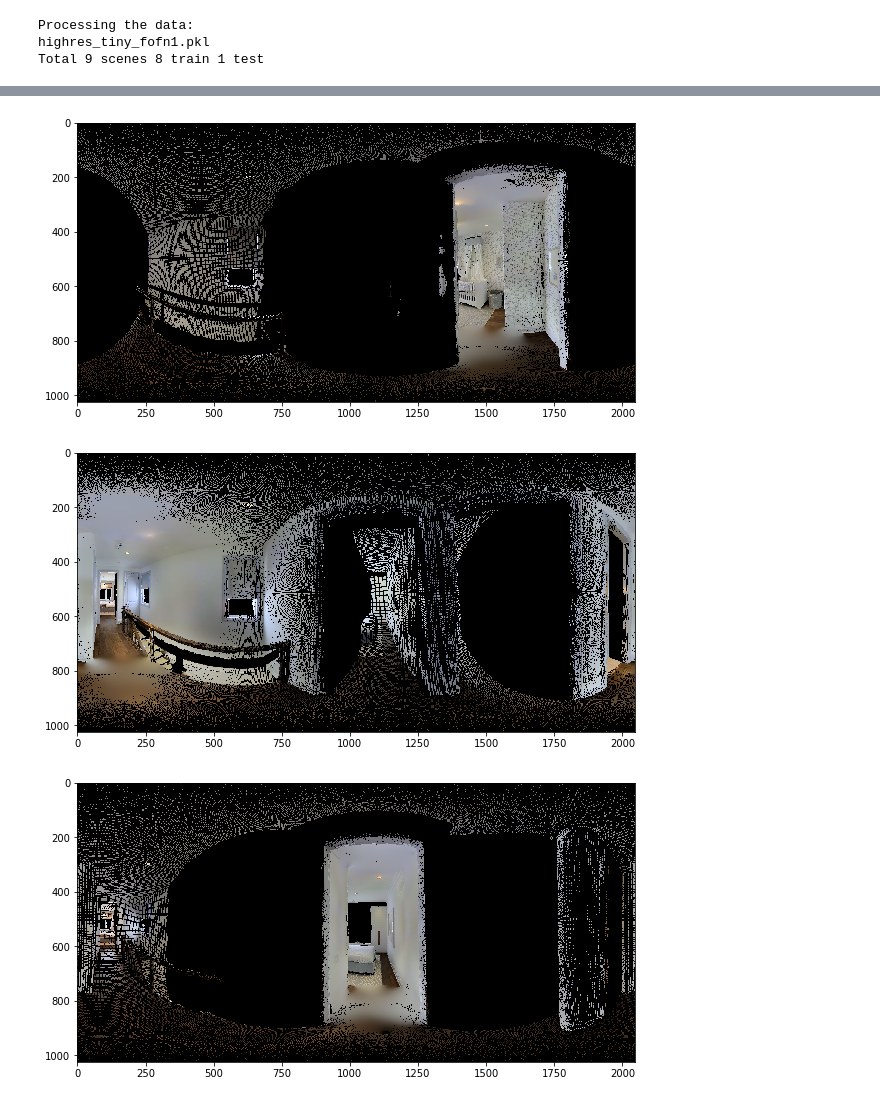
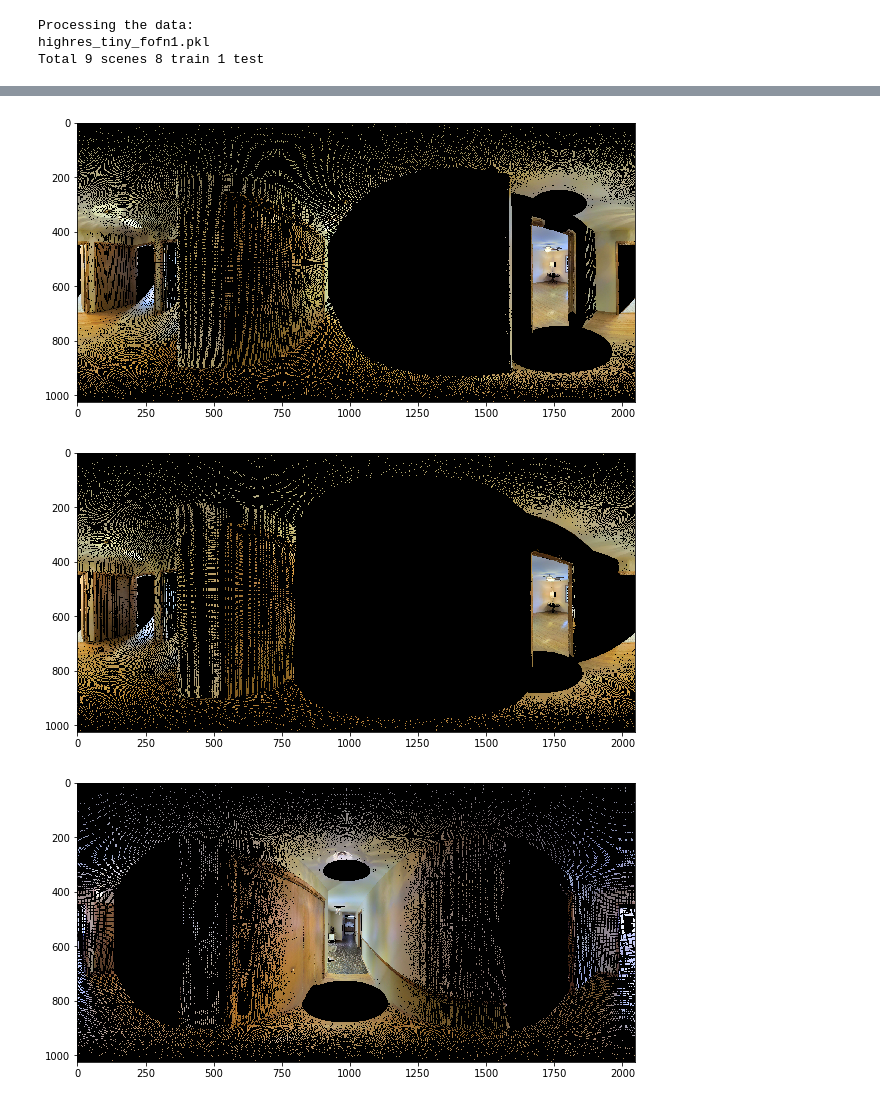
Before and after one commit to StanfordVL/GibsonEnv, a Jupyter notebook: dev/generate_data_select.ipynb, the cells around one changed output, grey strips where cells are left out. Cells and saved outputs as stored; diff of their text form; code cells hidden in the pictures.

```diff
--- a/dev/generate_data_select.ipynb
+++ b/dev/generate_data_select.ipynb
@@ -75,6 +78,6 @@ Processing the data:
 highres_tiny_fofn1.pkl
 Total 9 scenes 8 train 1 test
 # %%
-idx = 210
+idx = 230
 show, depth, target = generate_data([idx, d])
 # %% [output]
@@ -98,8 +103,9 @@ org p 4 [[  7.57915318e-01   6.52351379e-01  -1.42617919e-03   1.03646410e+00]
 # %%
 for i in range(4):
     plt.figure(figsize = (10,20))
     plt.imshow(show[i].astype(np.uint8))
+    Image.fromarray(show[i].astype(np.uint8)).save('pc%d%d.png' % (idx, i))
 # %% [output]
-[figure, old version]
+[figure, new version]
-[figure, old version]
+[figure, new version]
-[figure, old version]
+[figure, new version]
```
Also changed, not shown: parts of 15 cells of this notebook.
